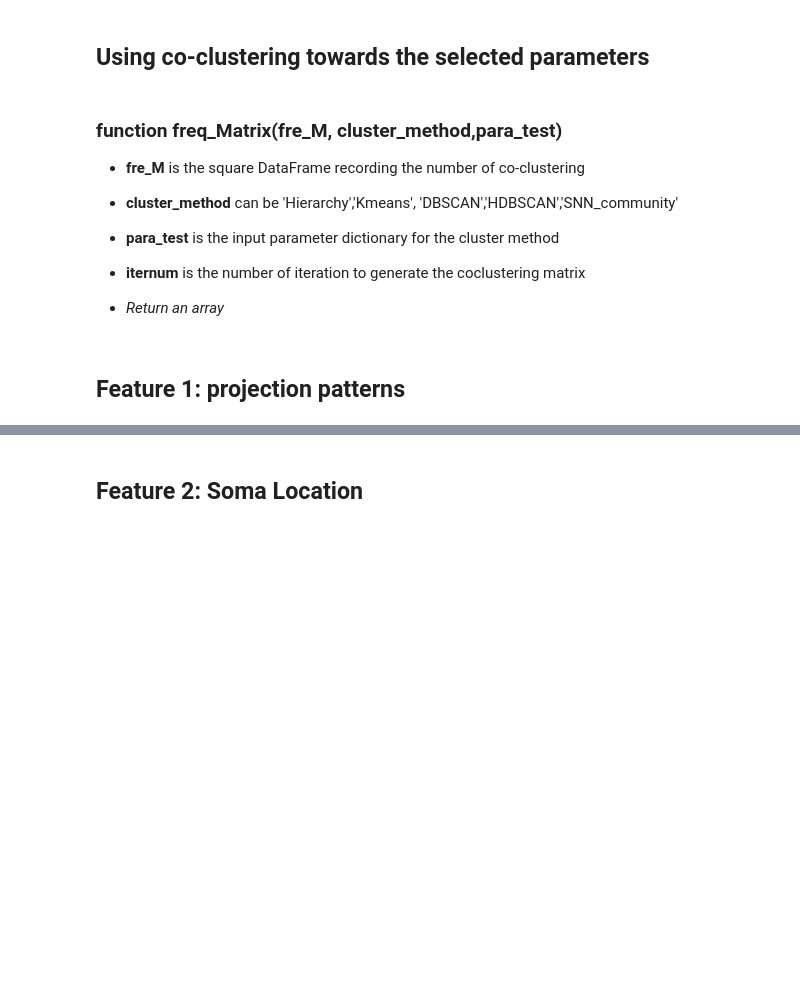
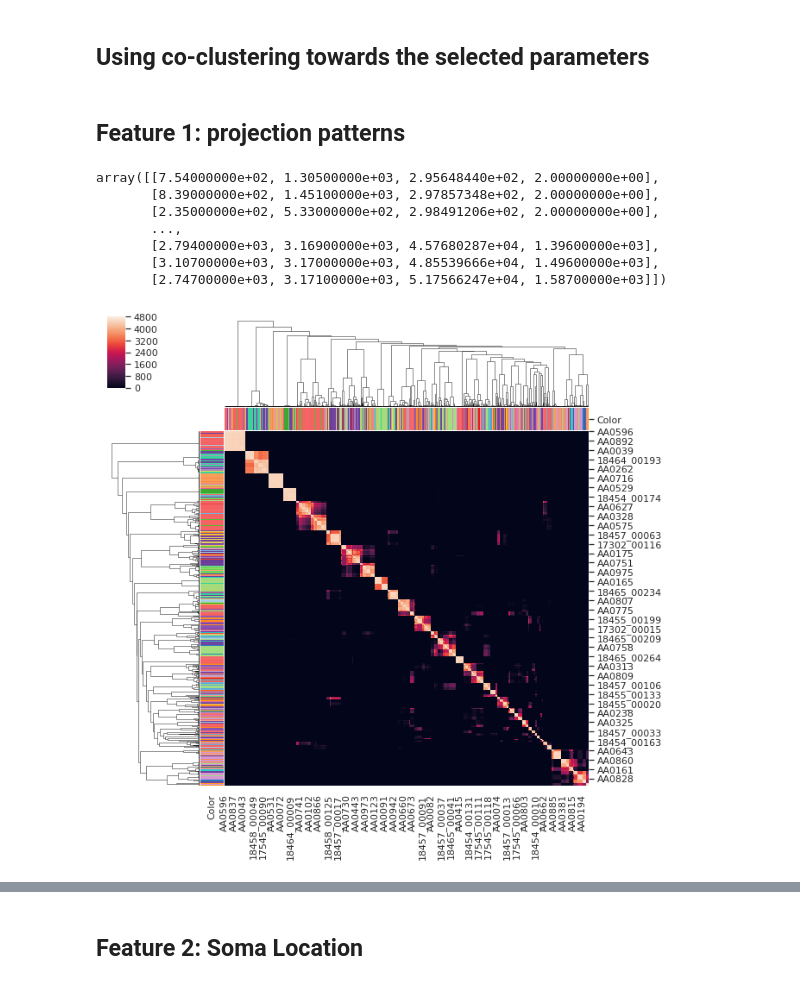
Before and after one commit to zijun-zhao/NMTcode, a Jupyter notebook: Pipeline-Draft_APSL-11Nov.ipynb, the cells around one changed output, grey strips where cells are left out. Drawn from its saved outputs; the diff is of its cells as text; code cells hidden in the pictures; blank space fills up the shorter version.

````diff
--- a/Pipeline-Draft_APSL-11Nov.ipynb
+++ b/Pipeline-Draft_APSL-11Nov.ipynb
@@ -243,13 +243,5 @@ or if want to calculate ARI for all neurons, just use
 ```
 # %% [markdown]
 ## Using co-clustering towards the selected parameters
-# %% [markdown]
-### function freq_Matrix(fre_M, cluster_method,para_test)
-* **fre_M** is the square DataFrame recording the number of co-clustering
-* **cluster_method** can be 'Hierarchy','Kmeans', 'DBSCAN','HDBSCAN','SNN_community'
-* **para_test** is the input parameter dictionary for the cluster method
-* **iternum** is the number of iteration to generate the coclustering matrix
-
-* *Return an array*
 # %% [markdown]
 ## Feature 1: projection patterns
@@ -259,3 +253,14 @@ AP_kmeansDF = pd.read_excel('/home/penglab/NMTcode/AP_kmeans_co_cluster.xlsx', i
 AP_dbscanDF = pd.read_excel('/home/penglab/NMTcode/AP_dbscan_co_cluster.xlsx', index_col=0)
 AP_hdbscanDF = pd.read_excel('/home/penglab/NMTcode/AP_hdbscan_co_cluster.xlsx', index_col=0)
 AP_snnDF = pd.read_excel('/home/penglab/NMTcode/AP_snn_co_cluster.xlsx', index_col=0)
+# %%
+ ns.bestCOCLUSTER(AP_hierDF, nmt.get_group_colors(ns.metadata, group_by="CellType", palette="paired", return_str = True,return_hex = True), t = 20, selected_list= None)
+# %% [output]
+array([[7.54000000e+02, 1.30500000e+03, 2.95648440e+02, 2.00000000e+00],
+       [8.39000000e+02, 1.45100000e+03, 2.97857348e+02, 2.00000000e+00],
+       [2.35000000e+02, 5.33000000e+02, 2.98491206e+02, 2.00000000e+00],
+       ...,
+       [2.79400000e+03, 3.16900000e+03, 4.57680287e+04, 1.39600000e+03],
+       [3.10700000e+03, 3.17000000e+03, 4.85539666e+04, 1.49600000e+03],
+       [2.74700000e+03, 3.17100000e+03, 5.17566247e+04, 1.58700000e+03]])
+[figure, added]
````
Also changed, not shown: parts of 26 cells of this notebook.
